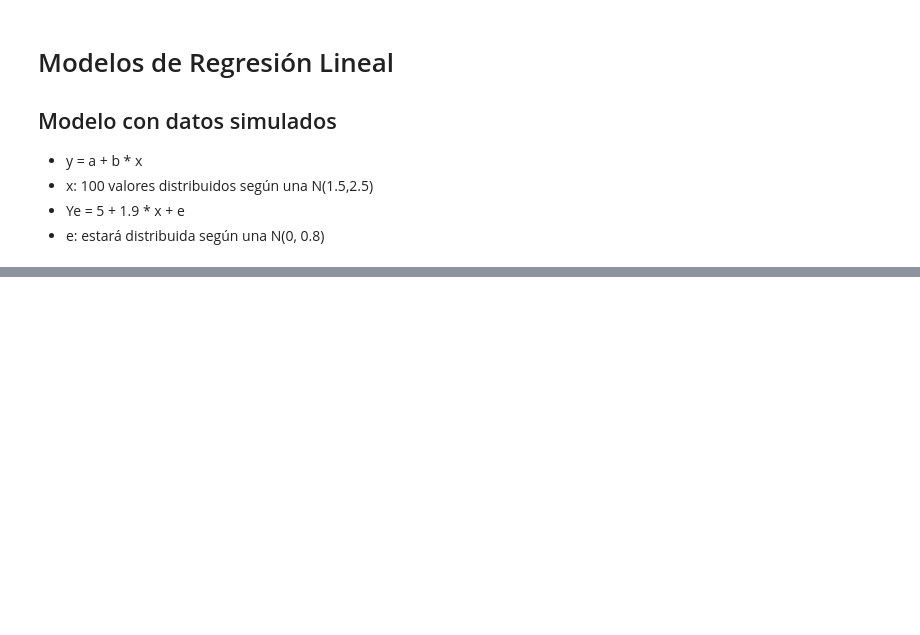
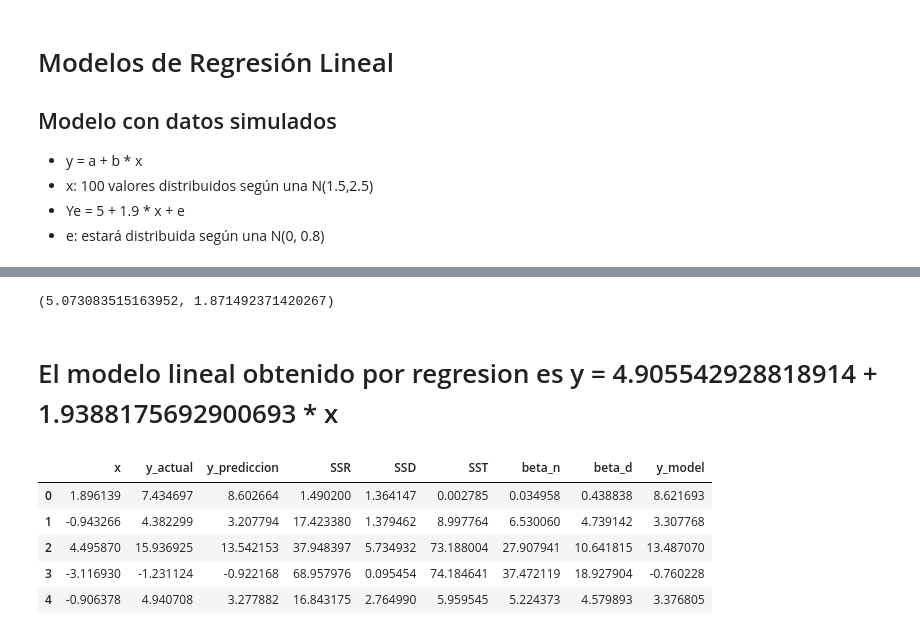
Before and after one commit to JCFlores93/ML-UDEMY, a Jupyter notebook: scripts/T4 -1 - Linear Regression - Datos fictios.ipynb, the cells around one changed output, grey strips where cells are left out. Cells and saved outputs as stored; diff of their text form; code cells hidden in the pictures; blank space fills up the shorter version.

Commit message:
regresión lineal simple

```diff
--- a/scripts/T4 -1 - Linear Regression - Datos fictios.ipynb
+++ b/scripts/T4 -1 - Linear Regression - Datos fictios.ipynb
@@ -89,0 +108,6 @@ plt.hist(data["y_prediccion"] - data["y_actual"])
+# %%
+alpha, beta
+# %% [output]
+(5.073083515163952, 1.871492371420267)
+# %% [markdown]
+# El modelo lineal obtenido por regresion es y = 4.905542928818914 + 1.9388175692900693 * x
@@ -89,0 +116,9 @@ plt.hist(data["y_prediccion"] - data["y_actual"])
+# %%
+data.head()
+# %% [output]
+|  | x | y_actual | y_prediccion | SSR | SSD | SST | beta_n | beta_d | y_model |
+| 0 | 1.896139 | 7.434697 | 8.602664 | 1.490200 | 1.364147 | 0.002785 | 0.034958 | 0.438838 | 8.621693 |
+| 1 | -0.943266 | 4.382299 | 3.207794 | 17.423380 | 1.379462 | 8.997764 | 6.530060 | 4.739142 | 3.307768 |
+| 2 | 4.495870 | 15.936925 | 13.542153 | 37.948397 | 5.734932 | 73.188004 | 27.907941 | 10.641815 | 13.487070 |
+| 3 | -3.116930 | -1.231124 | -0.922168 | 68.957976 | 0.095454 | 74.184641 | 37.472119 | 18.927904 | -0.760228 |
+| 4 | -0.906378 | 4.940708 | 3.277882 | 16.843175 | 2.764990 | 5.959545 | 5.224373 | 4.579893 | 3.376805 |
```
Also changed, not shown: parts of 20 cells of this notebook, 1 other file.
